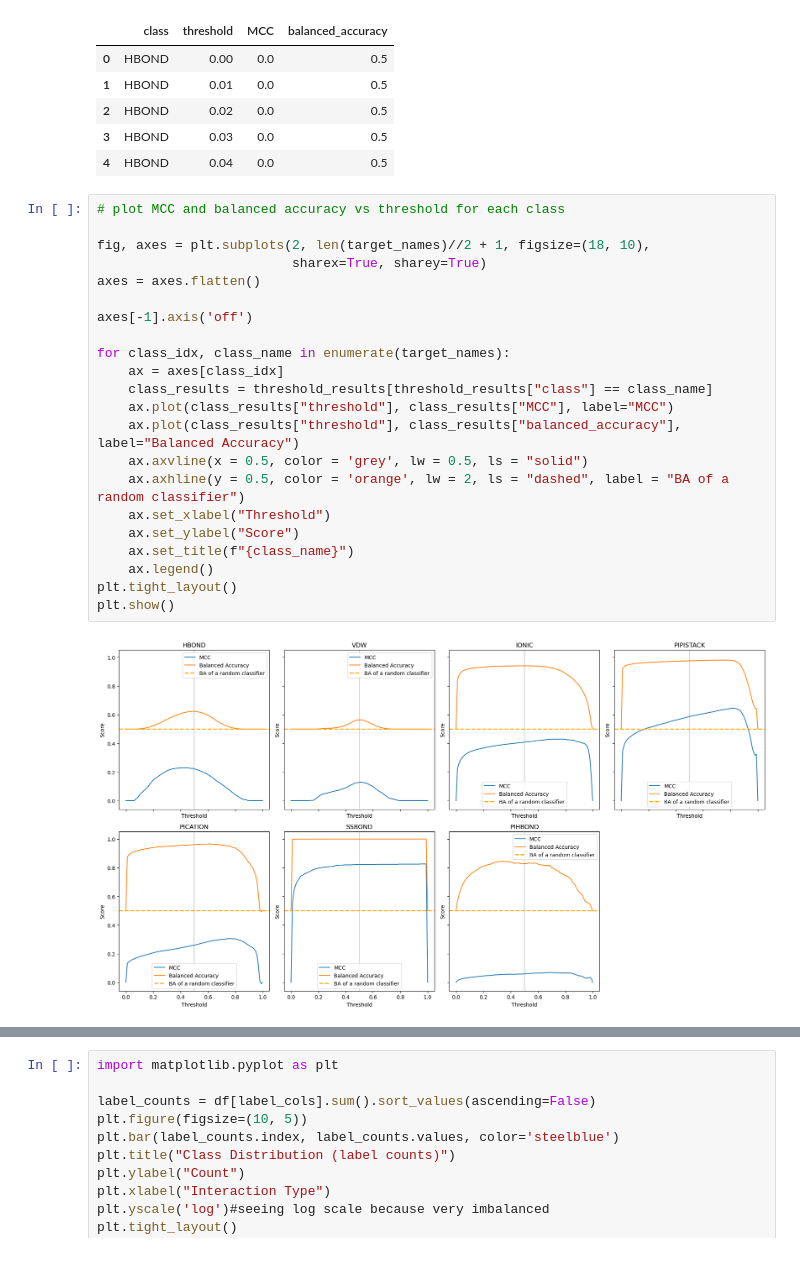
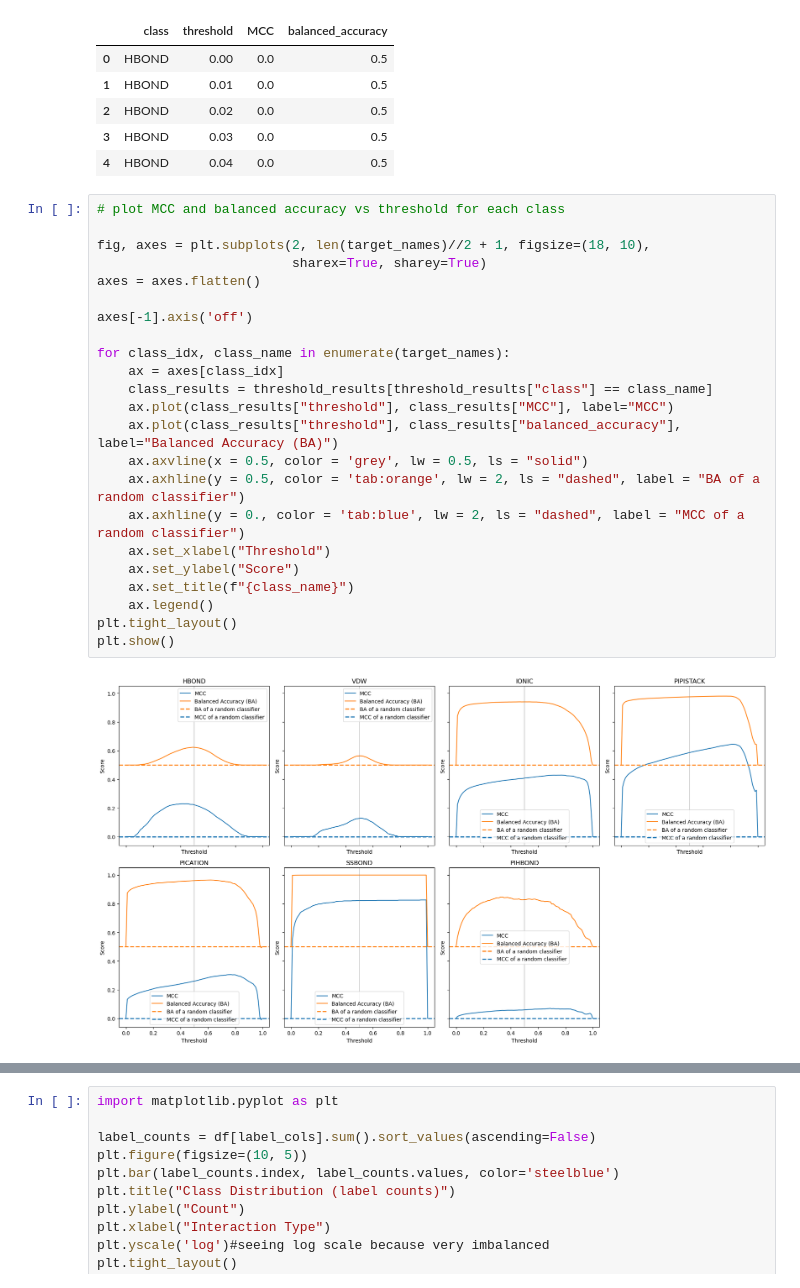
Before and after one commit to miriamzara/SB_Project, a Jupyter notebook: 2_logistic_regression.ipynb, the cells around one changed output, grey strips where cells are left out. Saved outputs shown, nothing was run; the diff lists cells and outputs as text.

```diff
--- a/2_logistic_regression.ipynb
+++ b/2_logistic_regression.ipynb
@@ -276,24 +303,25 @@ threshold_results.head()
 # %%
 # plot MCC and balanced accuracy vs threshold for each class
 
 fig, axes = plt.subplots(2, len(target_names)//2 + 1, figsize=(18, 10),
                          sharex=True, sharey=True)
 axes = axes.flatten()
 
 axes[-1].axis('off')
 
 for class_idx, class_name in enumerate(target_names):
     ax = axes[class_idx]
     class_results = threshold_results[threshold_results["class"] == class_name]
     ax.plot(class_results["threshold"], class_results["MCC"], label="MCC")
-    ax.plot(class_results["threshold"], class_results["balanced_accuracy"], label="Balanced Accuracy")
+    ax.plot(class_results["threshold"], class_results["balanced_accuracy"], label="Balanced Accuracy (BA)")
     ax.axvline(x = 0.5, color = 'grey', lw = 0.5, ls = "solid")
-    ax.axhline(y = 0.5, color = 'orange', lw = 2, ls = "dashed", label = "BA of a random classifier")
+    ax.axhline(y = 0.5, color = 'tab:orange', lw = 2, ls = "dashed", label = "BA of a random classifier")
+    ax.axhline(y = 0., color = 'tab:blue', lw = 2, ls = "dashed", label = "MCC of a random classifier")
     ax.set_xlabel("Threshold")
     ax.set_ylabel("Score")
     ax.set_title(f"{class_name}")
     ax.legend()
 plt.tight_layout()
 plt.show()
 # %% [output]
-[figure, old version]
+[figure, new version]
```
Also changed, not shown: parts of 20 cells of this notebook, 1 other file.
